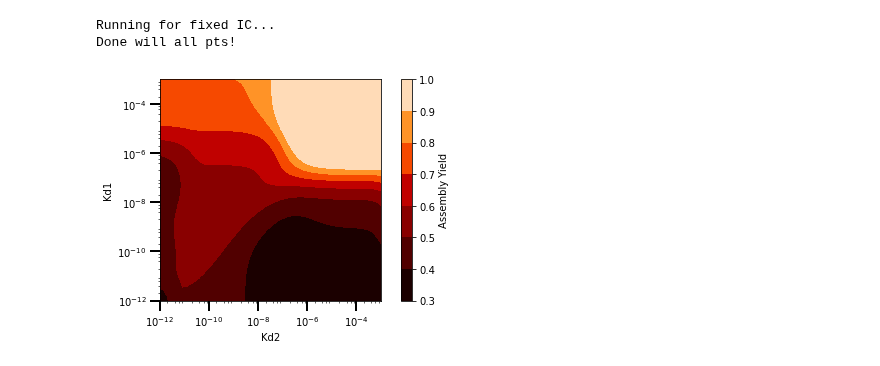
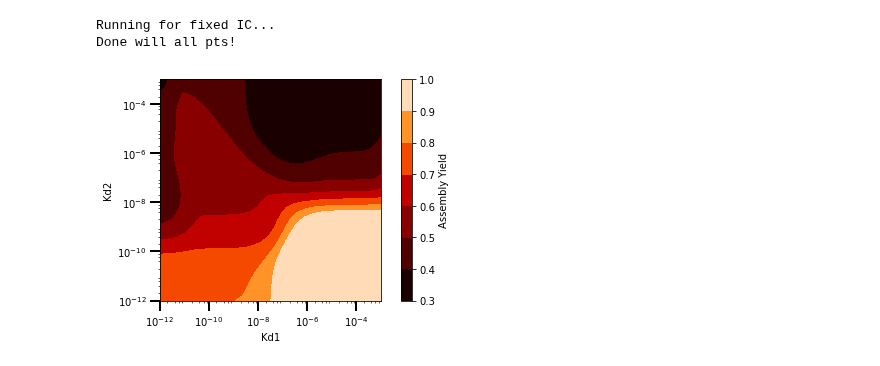
Before and after one commit to llagunes-324B21/Persephone_SR, a Jupyter notebook: April_2022/LL_SR_04_2022.ipynb, the cells around one changed output. Saved outputs shown, nothing was run; the diff lists cells and outputs as text; code cells hidden in the pictures.

```diff
--- a/April_2022/LL_SR_04_2022.ipynb
+++ b/April_2022/LL_SR_04_2022.ipynb
@@ -54,18 +54,18 @@ def stackedTrimer(states, t):
     #x0Val = paramvaluesList[0] # initial condition for x1
     x = states
     # list of ode's
-    dx_0 = - 2*kOn*0.5*x[0]*x[0] + 1*keff(1,0)*x[1] - 2*kOn*0.5*x[0]*x[0] + 1*keff(1,0)*x[1] - 1*kOn*0.5*x[0]*x[0] + 1*keff(0,1)*x[2] - 1*kOn*0.5*x[0]*x[0] + 1*keff(0,1)*x[2] - 1*kOn*1*x[0]*x[1] + 3*keff(2,0)*x[3] - 1*kOn*1*x[0]*x[1] + 1*keff(0,1)*x[4] - 1*kOn*1*x[0]*x[1] + 1*keff(0,1)*x[5] - 2*kOn*1*x[0]*x[2] + 1*keff(1,0)*x[5] - 2*kOn*1*x[0]*x[2] + 1*keff(1,0)*x[4] - 3*kOn*1*x[0]*x[3] + 1*keff(0,1)*x[6] - 1*kOn*1*x[0]*x[4] + 1*keff(2,0)*x[6] - 1*kOn*1*x[0]*x[4] + 2*keff(1,0)*x[7] - 1*kOn*1*x[0]*x[4] + 2*keff(1,1)*x[8] - 1*kOn*1*x[0]*x[5] + 1*keff(2,0)*x[6] - 1*kOn*1*x[0]*x[5] + 2*keff(1,1)*x[8] - 1*kOn*1*x[0]*x[5] + 2*keff(1,0)*x[9] - 2*kOn*1*x[0]*x[6] + 2*keff(1,1)*x[10] - 2*kOn*1*x[0]*x[7] + 1*keff(2,1)*x[10] - 2*kOn*1*x[0]*x[8] + 1*keff(2,0)*x[10] - 2*kOn*1*x[0]*x[9] + 1*keff(2,1)*x[10] - 1*kOn*1*x[0]*x[10] + 6*keff(2,1)*x[11]
-    dx_1 = + 2*kOn*0.5*x[0]*x[0] - 1*keff(1,0)*x[1] - 1*kOn*1*x[0]*x[1] + 3*keff(2,0)*x[3] - 1*kOn*1*x[0]*x[1] + 1*keff(0,1)*x[4] - 1*kOn*1*x[0]*x[1] + 1*keff(0,1)*x[5] - 1*kOn*0.5*x[1]*x[1] + 1*keff(0,2)*x[8] - 1*kOn*0.5*x[1]*x[1] + 1*keff(0,2)*x[8] - 1*kOn*0.5*x[1]*x[1] + 1*keff(0,1)*x[9] - 1*kOn*0.5*x[1]*x[1] + 1*keff(0,1)*x[9] - 1*kOn*0.5*x[1]*x[1] + 1*keff(0,1)*x[7] - 1*kOn*0.5*x[1]*x[1] + 1*keff(0,1)*x[7] - 2*kOn*1*x[1]*x[2] + 1*keff(2,0)*x[6] - 3*kOn*1*x[1]*x[3] + 1*keff(0,2)*x[10] - 1*kOn*1*x[1]*x[4] + 1*keff(2,1)*x[10] - 1*kOn*1*x[1]*x[5] + 1*keff(2,1)*x[10] - 1*kOn*1*x[1]*x[6] + 6*keff(2,2)*x[11]
-    dx_2 = + 1*kOn*0.5*x[0]*x[0] - 1*keff(0,1)*x[2] - 2*kOn*1*x[0]*x[2] + 1*keff(1,0)*x[5] - 2*kOn*1*x[0]*x[2] + 1*keff(1,0)*x[4] - 2*kOn*1*x[1]*x[2] + 1*keff(2,0)*x[6] - 4*kOn*0.5*x[2]*x[2] + 1*keff(2,0)*x[8] - 4*kOn*0.5*x[2]*x[2] + 1*keff(2,0)*x[8] - 2*kOn*1*x[2]*x[4] + 1*keff(3,0)*x[10] - 2*kOn*1*x[2]*x[5] + 1*keff(3,0)*x[10] - 2*kOn*1*x[2]*x[8] + 3*keff(4,0)*x[11]
-    dx_3 = + 1*kOn*1*x[0]*x[1] - 3*keff(2,0)*x[3] - 3*kOn*1*x[0]*x[3] + 1*keff(0,1)*x[6] - 3*kOn*1*x[1]*x[3] + 1*keff(0,2)*x[10] - 3*kOn*0.5*x[3]*x[3] + 1*keff(0,3)*x[11] - 3*kOn*0.5*x[3]*x[3] + 1*keff(0,3)*x[11]
-    dx_4 = + 1*kOn*1*x[0]*x[1] - 1*keff(0,1)*x[4] + 2*kOn*1*x[0]*x[2] - 1*keff(1,0)*x[4] - 1*kOn*1*x[0]*x[4] + 1*keff(2,0)*x[6] - 1*kOn*1*x[0]*x[4] + 2*keff(1,0)*x[7] - 1*kOn*1*x[0]*x[4] + 2*keff(1,1)*x[8] - 1*kOn*1*x[1]*x[4] + 1*keff(2,1)*x[10] - 2*kOn*1*x[2]*x[4] + 1*keff(3,0)*x[10] - 1*kOn*0.5*x[4]*x[4] + 3*keff(4,1)*x[11] - 1*kOn*0.5*x[4]*x[4] + 3*keff(4,1)*x[11]
-    dx_5 = + 1*kOn*1*x[0]*x[1] - 1*keff(0,1)*x[5] + 2*kOn*1*x[0]*x[2] - 1*keff(1,0)*x[5] - 1*kOn*1*x[0]*x[5] + 1*keff(2,0)*x[6] - 1*kOn*1*x[0]*x[5] + 2*keff(1,1)*x[8] - 1*kOn*1*x[0]*x[5] + 2*keff(1,0)*x[9] - 1*kOn*1*x[1]*x[5] + 1*keff(2,1)*x[10] - 2*kOn*1*x[2]*x[5] + 1*keff(3,0)*x[10] - 1*kOn*0.5*x[5]*x[5] + 3*keff(4,1)*x[11] - 1*kOn*0.5*x[5]*x[5] + 3*keff(4,1)*x[11]
-    dx_6 = + 3*kOn*1*x[0]*x[3] - 1*keff(0,1)*x[6] + 1*kOn*1*x[0]*x[4] - 1*keff(2,0)*x[6] + 1*kOn*1*x[0]*x[5] - 1*keff(2,0)*x[6] - 2*kOn*1*x[0]*x[6] + 2*keff(1,1)*x[10] + 2*kOn*1*x[1]*x[2] - 1*keff(2,0)*x[6] - 1*kOn*1*x[1]*x[6] + 6*keff(2,2)*x[11]
-    dx_7 = + 1*kOn*1*x[0]*x[4] - 2*keff(1,0)*x[7] - 2*kOn*1*x[0]*x[7] + 1*keff(2,1)*x[10] + 1*kOn*0.5*x[1]*x[1] - 1*keff(0,1)*x[7]
-    dx_8 = + 1*kOn*1*x[0]*x[4] - 2*keff(1,1)*x[8] + 1*kOn*1*x[0]*x[5] - 2*keff(1,1)*x[8] - 2*kOn*1*x[0]*x[8] + 1*keff(2,0)*x[10] + 1*kOn*0.5*x[1]*x[1] - 1*keff(0,2)*x[8] + 4*kOn*0.5*x[2]*x[2] - 1*keff(2,0)*x[8] - 2*kOn*1*x[2]*x[8] + 3*keff(4,0)*x[11]
-    dx_9 = + 1*kOn*1*x[0]*x[5] - 2*keff(1,0)*x[9] - 2*kOn*1*x[0]*x[9] + 1*keff(2,1)*x[10] + 1*kOn*0.5*x[1]*x[1] - 1*keff(0,1)*x[9]
-    dx_10 = + 2*kOn*1*x[0]*x[6] - 2*keff(1,1)*x[10] + 2*kOn*1*x[0]*x[7] - 1*keff(2,1)*x[10] + 2*kOn*1*x[0]*x[8] - 1*keff(2,0)*x[10] + 2*kOn*1*x[0]*x[9] - 1*keff(2,1)*x[10] - 1*kOn*1*x[0]*x[10] + 6*keff(2,1)*x[11] + 3*kOn*1*x[1]*x[3] - 1*keff(0,2)*x[10] + 1*kOn*1*x[1]*x[4] - 1*keff(2,1)*x[10] + 1*kOn*1*x[1]*x[5] - 1*keff(2,1)*x[10] + 2*kOn*1*x[2]*x[4] - 1*keff(3,0)*x[10] + 2*kOn*1*x[2]*x[5] - 1*keff(3,0)*x[10]
-    dx_11 = + 1*kOn*1*x[0]*x[10] - 6*keff(2,1)*x[11] + 1*kOn*1*x[1]*x[6] - 6*keff(2,2)*x[11] + 2*kOn*1*x[2]*x[8] - 3*keff(4,0)*x[11] + 3*kOn*0.5*x[3]*x[3] - 1*keff(0,3)*x[11] + 1*kOn*0.5*x[4]*x[4] - 3*keff(4,1)*x[11] + 1*kOn*0.5*x[5]*x[5] - 3*keff(4,1)*x[11]
+    dx_0 = - 2*kOn*0.5*x[0]*x[0] + 1*keff(1,0)*x[1] - 2*kOn*0.5*x[0]*x[0] + 1*keff(1,0)*x[1] - 1*kOn*0.5*x[0]*x[0] + 1*keff(0,1)*x[2] - 1*kOn*0.5*x[0]*x[0] + 1*keff(0,1)*x[2] - 1*kOn*1*x[0]*x[1] + 3*keff(2,0)*x[3] - 1*kOn*1*x[0]*x[1] + 1*keff(0,1)*x[4] - 1*kOn*1*x[0]*x[1] + 1*keff(0,1)*x[5] - 2*kOn*1*x[0]*x[2] + 1*keff(1,0)*x[5] - 2*kOn*1*x[0]*x[2] + 1*keff(1,0)*x[4] - 3*kOn*1*x[0]*x[3] + 1*keff(0,1)*x[6] - 1*kOn*1*x[0]*x[4] + 1*keff(2,0)*x[6] - 1*kOn*1*x[0]*x[4] + 2*keff(1,0)*x[7] - 1*kOn*1*x[0]*x[4] + 2*keff(1,1)*x[8] - 1*kOn*1*x[0]*x[5] + 1*keff(2,0)*x[6] - 1*kOn*1*x[0]*x[5] + 2*keff(1,1)*x[8] - 1*kOn*1*x[0]*x[5] + 2*keff(1,0)*x[9] - 2*kOn*1*x[0]*x[6] + 2*keff(1,1)*x[10] - 2*kOn*1*x[0]*x[7] + 1*keff(2,1)*x[10] - 2*kOn*1*x[0]*x[8] + 1*keff(2,0)*x[10] - 2*kOn*1*x[0]*x[9] + 1*keff(2,1)*x[10] - 1*kOn*1*x[0]*x[10] + 6*keff(2,1)*x[11] + Q - δ*x[0]
+    dx_1 = + 2*kOn*0.5*x[0]*x[0] - 1*keff(1,0)*x[1] - 1*kOn*1*x[0]*x[1] + 3*keff(2,0)*x[3] - 1*kOn*1*x[0]*x[1] + 1*keff(0,1)*x[4] - 1*kOn*1*x[0]*x[1] + 1*keff(0,1)*x[5] - 1*kOn*0.5*x[1]*x[1] + 1*keff(0,2)*x[8] - 1*kOn*0.5*x[1]*x[1] + 1*keff(0,2)*x[8] - 1*kOn*0.5*x[1]*x[1] + 1*keff(0,1)*x[9] - 1*kOn*0.5*x[1]*x[1] + 1*keff(0,1)*x[9] - 1*kOn*0.5*x[1]*x[1] + 1*keff(0,1)*x[7] - 1*kOn*0.5*x[1]*x[1] + 1*keff(0,1)*x[7] - 2*kOn*1*x[1]*x[2] + 1*keff(2,0)*x[6] - 3*kOn*1*x[1]*x[3] + 1*keff(0,2)*x[10] - 1*kOn*1*x[1]*x[4] + 1*keff(2,1)*x[10] - 1*kOn*1*x[1]*x[5] + 1*keff(2,1)*x[10] - 1*kOn*1*x[1]*x[6] + 6*keff(2,2)*x[11] -  δ*x[1]
+    dx_2 = + 1*kOn*0.5*x[0]*x[0] - 1*keff(0,1)*x[2] - 2*kOn*1*x[0]*x[2] + 1*keff(1,0)*x[5] - 2*kOn*1*x[0]*x[2] + 1*keff(1,0)*x[4] - 2*kOn*1*x[1]*x[2] + 1*keff(2,0)*x[6] - 4*kOn*0.5*x[2]*x[2] + 1*keff(2,0)*x[8] - 4*kOn*0.5*x[2]*x[2] + 1*keff(2,0)*x[8] - 2*kOn*1*x[2]*x[4] + 1*keff(3,0)*x[10] - 2*kOn*1*x[2]*x[5] + 1*keff(3,0)*x[10] - 2*kOn*1*x[2]*x[8] + 3*keff(4,0)*x[11] - δ*x[2]
+    dx_3 = + 1*kOn*1*x[0]*x[1] - 3*keff(2,0)*x[3] - 3*kOn*1*x[0]*x[3] + 1*keff(0,1)*x[6] - 3*kOn*1*x[1]*x[3] + 1*keff(0,2)*x[10] - 3*kOn*0.5*x[3]*x[3] + 1*keff(0,3)*x[11] - 3*kOn*0.5*x[3]*x[3] + 1*keff(0,3)*x[11] - δ*x[3]
+    dx_4 = + 1*kOn*1*x[0]*x[1] - 1*keff(0,1)*x[4] + 2*kOn*1*x[0]*x[2] - 1*keff(1,0)*x[4] - 1*kOn*1*x[0]*x[4] + 1*keff(2,0)*x[6] - 1*kOn*1*x[0]*x[4] + 2*keff(1,0)*x[7] - 1*kOn*1*x[0]*x[4] + 2*keff(1,1)*x[8] - 1*kOn*1*x[1]*x[4] + 1*keff(2,1)*x[10] - 2*kOn*1*x[2]*x[4] + 1*keff(3,0)*x[10] - 1*kOn*0.5*x[4]*x[4] + 3*keff(4,1)*x[11] - 1*kOn*0.5*x[4]*x[4] + 3*keff(4,1)*x[11] - δ*x[4]
+    dx_5 = + 1*kOn*1*x[0]*x[1] - 1*keff(0,1)*x[5] + 2*kOn*1*x[0]*x[2] - 1*keff(1,0)*x[5] - 1*kOn*1*x[0]*x[5] + 1*keff(2,0)*x[6] - 1*kOn*1*x[0]*x[5] + 2*keff(1,1)*x[8] - 1*kOn*1*x[0]*x[5] + 2*keff(1,0)*x[9] - 1*kOn*1*x[1]*x[5] + 1*keff(2,1)*x[10] - 2*kOn*1*x[2]*x[5] + 1*keff(3,0)*x[10] - 1*kOn*0.5*x[5]*x[5] + 3*keff(4,1)*x[11] - 1*kOn*0.5*x[5]*x[5] + 3*keff(4,1)*x[11] - δ*x[5]
+    dx_6 = + 3*kOn*1*x[0]*x[3] - 1*keff(0,1)*x[6] + 1*kOn*1*x[0]*x[4] - 1*keff(2,0)*x[6] + 1*kOn*1*x[0]*x[5] - 1*keff(2,0)*x[6] - 2*kOn*1*x[0]*x[6] + 2*keff(1,1)*x[10] + 2*kOn*1*x[1]*x[2] - 1*keff(2,0)*x[6] - 1*kOn*1*x[1]*x[6] + 6*keff(2,2)*x[11] - δ*x[6]
+    dx_7 = + 1*kOn*1*x[0]*x[4] - 2*keff(1,0)*x[7] - 2*kOn*1*x[0]*x[7] + 1*keff(2,1)*x[10] + 1*kOn*0.5*x[1]*x[1] - 1*keff(0,1)*x[7] - δ*x[7]
+    dx_8 = + 1*kOn*1*x[0]*x[4] - 2*keff(1,1)*x[8] + 1*kOn*1*x[0]*x[5] - 2*keff(1,1)*x[8] - 2*kOn*1*x[0]*x[8] + 1*keff(2,0)*x[10] + 1*kOn*0.5*x[1]*x[1] - 1*keff(0,2)*x[8] + 4*kOn*0.5*x[2]*x[2] - 1*keff(2,0)*x[8] - 2*kOn*1*x[2]*x[8] + 3*keff(4,0)*x[11] - δ*x[8]
+    dx_9 = + 1*kOn*1*x[0]*x[5] - 2*keff(1,0)*x[9] - 2*kOn*1*x[0]*x[9] + 1*keff(2,1)*x[10] + 1*kOn*0.5*x[1]*x[1] - 1*keff(0,1)*x[9] - δ*x[9]
+    dx_10 = + 2*kOn*1*x[0]*x[6] - 2*keff(1,1)*x[10] + 2*kOn*1*x[0]*x[7] - 1*keff(2,1)*x[10] + 2*kOn*1*x[0]*x[8] - 1*keff(2,0)*x[10] + 2*kOn*1*x[0]*x[9] - 1*keff(2,1)*x[10] - 1*kOn*1*x[0]*x[10] + 6*keff(2,1)*x[11] + 3*kOn*1*x[1]*x[3] - 1*keff(0,2)*x[10] + 1*kOn*1*x[1]*x[4] - 1*keff(2,1)*x[10] + 1*kOn*1*x[1]*x[5] - 1*keff(2,1)*x[10] + 2*kOn*1*x[2]*x[4] - 1*keff(3,0)*x[10] + 2*kOn*1*x[2]*x[5] - 1*keff(3,0)*x[10] - δ*x[10]
+    dx_11 = + 1*kOn*1*x[0]*x[10] - 6*keff(2,1)*x[11] + 1*kOn*1*x[1]*x[6] - 6*keff(2,2)*x[11] + 2*kOn*1*x[2]*x[8] - 3*keff(4,0)*x[11] + 3*kOn*0.5*x[3]*x[3] - 1*keff(0,3)*x[11] + 1*kOn*0.5*x[4]*x[4] - 3*keff(4,1)*x[11] + 1*kOn*0.5*x[5]*x[5] - 3*keff(4,1)*x[11] - δ*x[11]
 
     states_prime = [dx_0, dx_1,dx_2,dx_3,dx_4, dx_5, dx_6,dx_7,dx_8,dx_9,dx_10,dx_11]
 
@@ -528,35 +528,35 @@ Done will all pts!
 #from matplotlib.ticker import FormatStrFormatter
 #import matplotlib
 # from matplotlib.ticker import LogLocator
 
 
-#AYmatPlt = np.flipud(kd1_kd2_AY_mat)
-AYmatPlt = kd1_kd2_AY_mat
+AYmatPlt = np.flipud(kd1_kd2_AY_mat)
+#AYmatPlt = kd1_kd2_AY_mat
 
 fig, ax = plt.subplots()
 # im = ax.imshow(AYmatPlt)
 CS = ax.contourf(allKd2, allKd1, AYmatPlt,cmap=plt.cm.gist_heat)
 cbar = fig.colorbar(CS)
 cbar.ax.set_ylabel('Assembly Yield')
 
 ax.set_xscale('log')
 ax.set_yscale('log')
 ax.set_aspect('equal')
 
 # get ticks on log scale
 ax.tick_params(axis="x", direction="out", length=10, width=2, color="black")
 ax.tick_params(axis="y", direction="out", length=10, width=2, color="black")
 
 locmin = matplotlib.ticker.LogLocator(base=10.0,subs=(0.2,0.4,0.6,0.8),numticks=12)
 ax.xaxis.set_minor_locator(locmin); ax.yaxis.set_minor_locator(locmin)
 ax.yaxis.set_minor_formatter(matplotlib.ticker.NullFormatter())
 
-ax.set_xlabel('Kd2', fontsize=10)
-ax.set_ylabel('Kd1', fontsize=10)
+ax.set_xlabel('Kd1', fontsize=10)
+ax.set_ylabel('Kd2', fontsize=10)
 
 # plt.show()
 # save figure
 plt.tight_layout()
 plt.savefig('LL_SR_heatmap_AYvsKd1vsKd2_n50_contour_'+today+'.eps')
 # %% [output]
-[figure, old version]
+[figure, new version]
```
Also changed, not shown: parts of 5 cells of this notebook.
